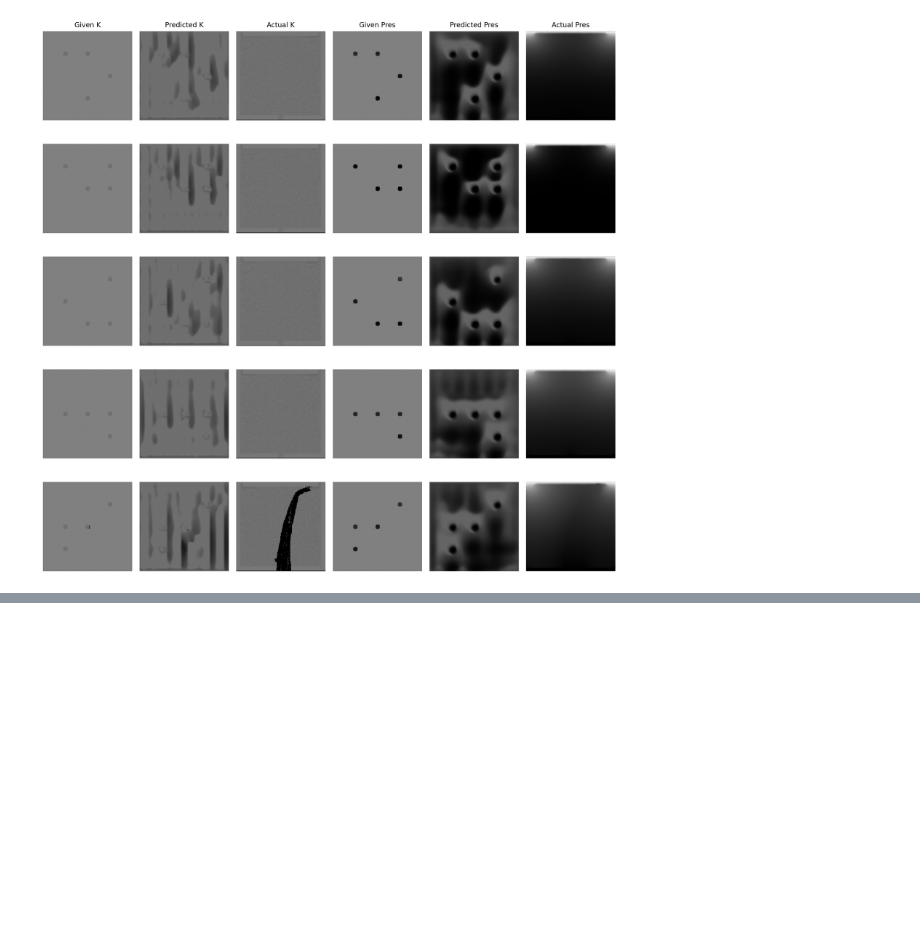
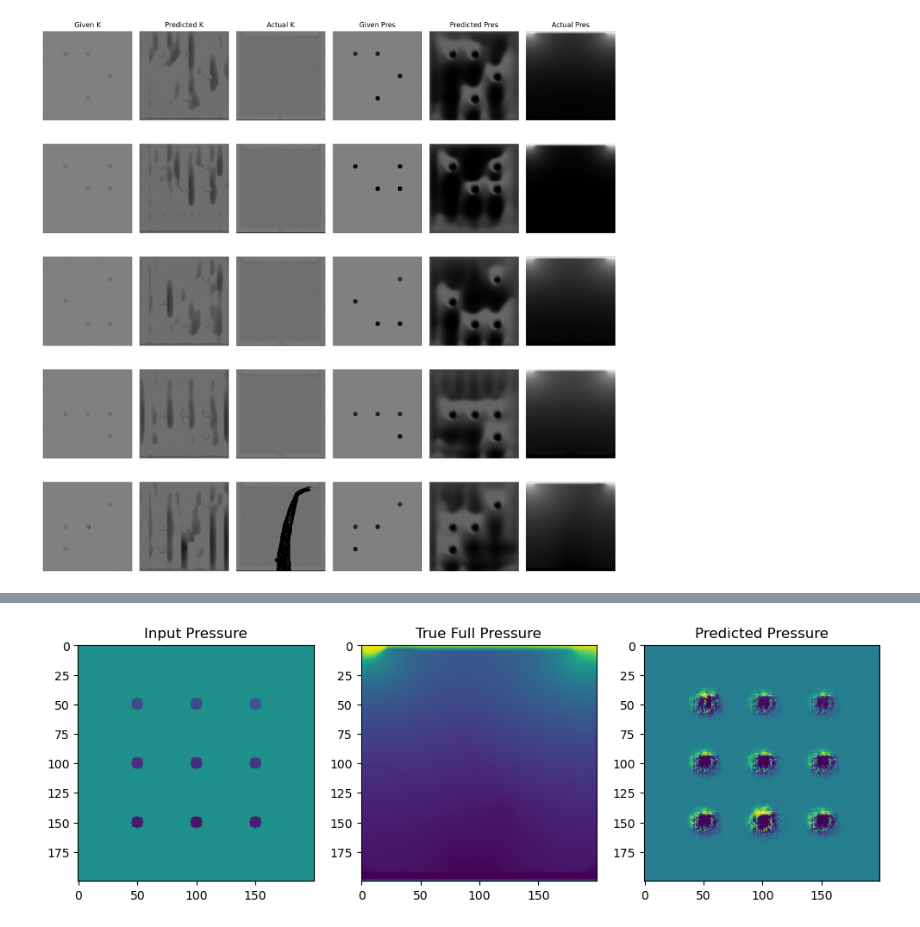
Before and after one commit to JadenLews/Learning, a Jupyter notebook: DeepLearn/physics/0525_visualize_compare.ipynb, the cells around one changed output, grey strips where cells are left out. Drawn from its saved outputs; the diff is of its cells as text; code cells hidden in the pictures; blank space fills up the shorter version.

```diff
--- a/DeepLearn/physics/0525_visualize_compare.ipynb
+++ b/DeepLearn/physics/0525_visualize_compare.ipynb
@@ -365,0 +392,24 @@ plt.show()
+# %%
+true_p = label[1].cpu()
+pred_p = pred[1].cpu()
+
+vmin = min(true_p.min().item(), pred_p.min().item())
+vmax = max(true_p.max().item(), pred_p.max().item())
+
+plt.figure(figsize=(12,4))
+
+plt.subplot(1,3,1)
+plt.imshow(feat[1].cpu(), vmin=vmin, vmax=vmax)
+plt.title("Input Pressure")
+
+plt.subplot(1,3,2)
+plt.imshow(true_p, vmin=vmin, vmax=vmax)
+plt.title("True Full Pressure")
+
+plt.subplot(1,3,3)
+plt.imshow(pred_p, vmin=vmin, vmax=vmax)
+plt.title("Predicted Pressure")
+
+plt.show()
+# %% [output]
+[figure, added]
```
Also changed, not shown: parts of 5 cells of this notebook.
